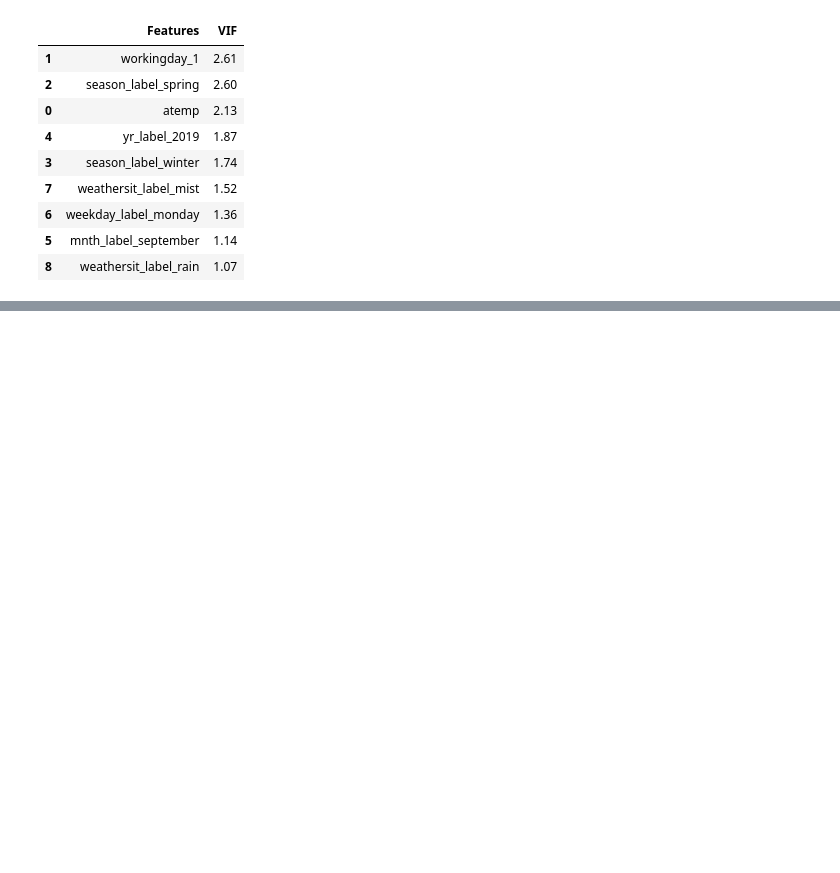
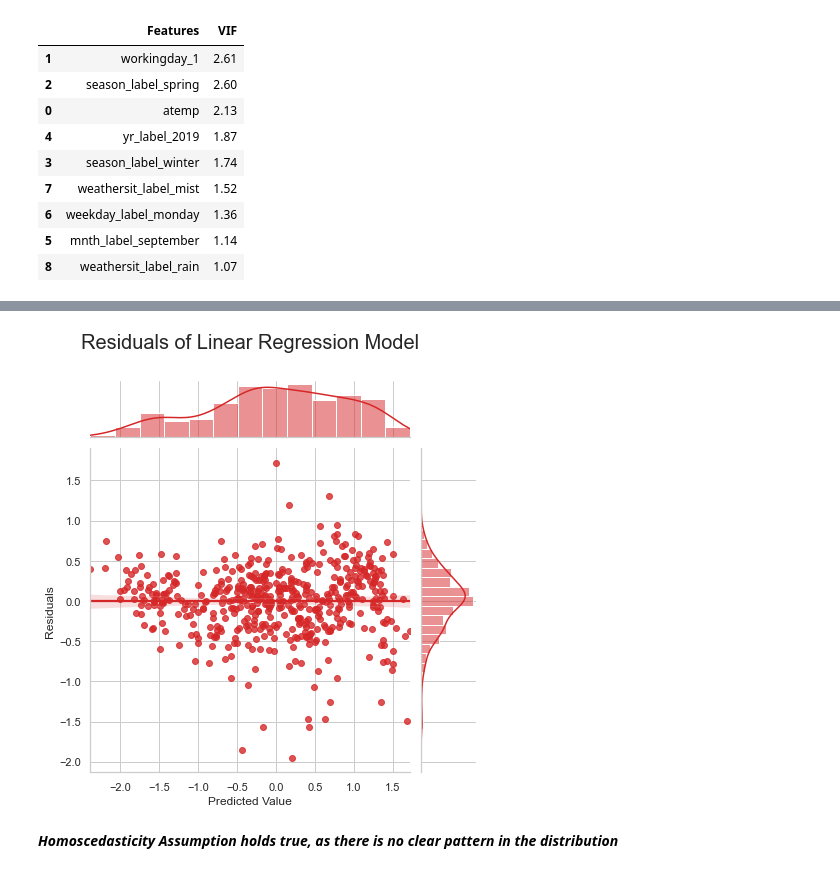
Before and after one commit to AbhishekKumar-0311/ML-BikeSharing-Demand-Prediction, a Jupyter notebook: Bike_Sharing.ipynb, the cells around one changed output, grey strips where cells are left out. Saved outputs shown, nothing was run; the diff lists cells and outputs as text; code cells hidden in the pictures; blank space fills up the shorter version.

```diff
--- a/Bike_Sharing.ipynb
+++ b/Bike_Sharing.ipynb
@@ -1137,0 +1226,17 @@ vif()
+# %%
+# Predicting the y_train
+y_train_pred = res.predict(X_train_cn)
+
+# Calculating the residuals
+residuals = (y_train - y_train_pred)
+
+# Visualizing the residuals and predicted value on train set
+# plt.figure(figsize=(25,12))
+sns.jointplot(x = y_train_pred, y = residuals, kind='reg', color='#d62728')
+plt.title('Residuals of Linear Regression Model', fontsize = 20, pad = 100) # Plot heading
+plt.xlabel('Predicted Value', fontsize = 12)                     # X-label
+plt.ylabel('Residuals', fontsize = 12);                          # Y-label
+# %% [output]
+[figure, added]
+# %% [markdown]
+**_Homoscedasticity Assumption holds true, as there is no clear pattern in the distribution_**
```
Also changed, not shown: parts of 57 cells of this notebook.
